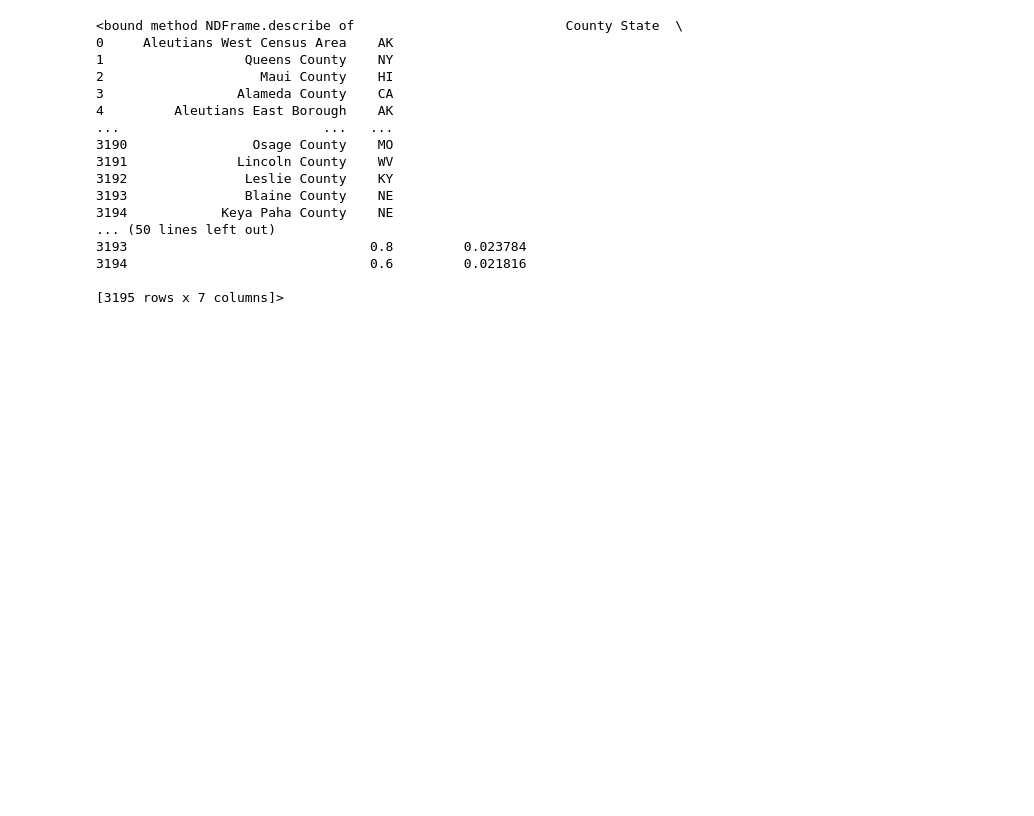
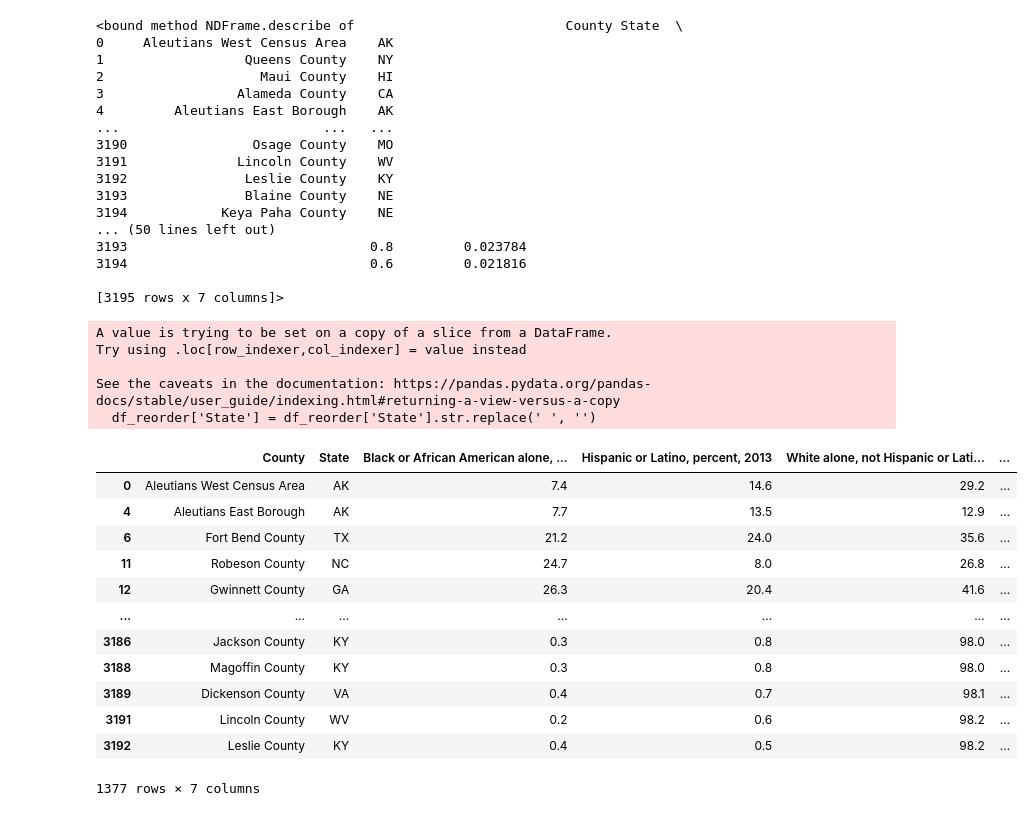
Before and after one commit to alihussein1779/Farmacy, a Jupyter notebook: DiversityIndex/DataScrub_DiversitySet.ipynb, the cells around one changed output. Saved outputs shown, nothing was run; the diff lists cells and outputs as text; code cells hidden in the pictures; blank space fills up the shorter version.

```diff
--- a/DiversityIndex/DataScrub_DiversitySet.ipynb
+++ b/DiversityIndex/DataScrub_DiversitySet.ipynb
@@ -2,6 +2,8 @@
 import pandas as pd
 # %%
 df = pd.read_csv("diversityindex.csv")
+# %%
+pd.set_option("display.max_columns", None)
 # %%
 df.head()
 # %% [output]
@@ -96,0 +101,32 @@ df_reorder.describe
+# %%
+
+#removing hidden whitespace in the column, was affecting the search
+df_reorder['State'] = df_reorder['State'].str.replace(' ', '')
+# %% [output]
+A value is trying to be set on a copy of a slice from a DataFrame.
+Try using .loc[row_indexer,col_indexer] = value instead
+
+See the caveats in the documentation: https://pandas.pydata.org/pandas-docs/stable/user_guide/indexing.html#returning-a-view-versus-a-copy
+  df_reorder['State'] = df_reorder['State'].str.replace(' ', '')
+# %%
+#making southern states
+southStates = ['MD','DC','DE','VA','WV','KY','TN','NC','SC','FL','GA','AL','MS','LA','AK','TX','OK']
+
+df_Southern_DI = df_reorder[df_reorder['State'].isin(southStates)]
+# %%
+#check if the columns work this time
+df_Southern_DI
+# %% [output]
+|  | County | State | Black or African American alone, ... | Hispanic or Latino, percent, 2013 | White alone, not Hispanic or Lati... | ... |
+| 0 | Aleutians West Census Area | AK | 7.4 | 14.6 | 29.2 | ... |
+| 4 | Aleutians East Borough | AK | 7.7 | 13.5 | 12.9 | ... |
+| 6 | Fort Bend County | TX | 21.2 | 24.0 | 35.6 | ... |
+| 11 | Robeson County | NC | 24.7 | 8.0 | 26.8 | ... |
+| 12 | Gwinnett County | GA | 26.3 | 20.4 | 41.6 | ... |
+| ... | ... | ... | ... | ... | ... | ... |
+| 3186 | Jackson County | KY | 0.3 | 0.8 | 98.0 | ... |
+| 3188 | Magoffin County | KY | 0.3 | 0.8 | 98.0 | ... |
+| 3189 | Dickenson County | VA | 0.4 | 0.7 | 98.1 | ... |
+| 3191 | Lincoln County | WV | 0.2 | 0.6 | 98.2 | ... |
+| 3192 | Leslie County | KY | 0.4 | 0.5 | 98.2 | ... |
+1377 rows × 7 columns
```
Also changed, not shown: parts of 10 cells of this notebook, 2 other files.
